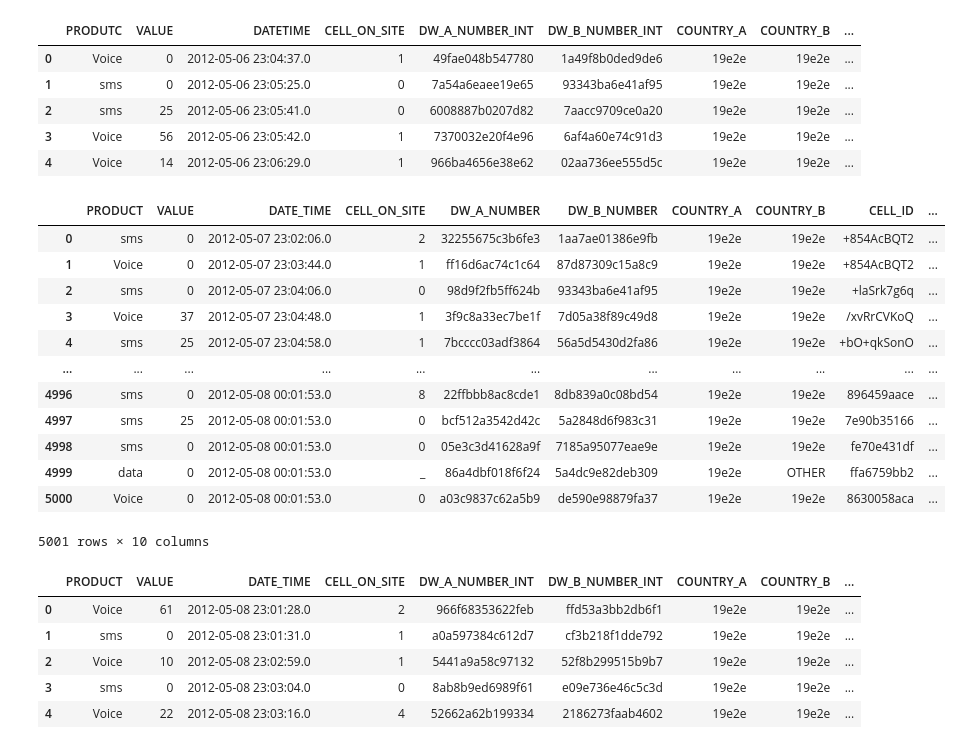
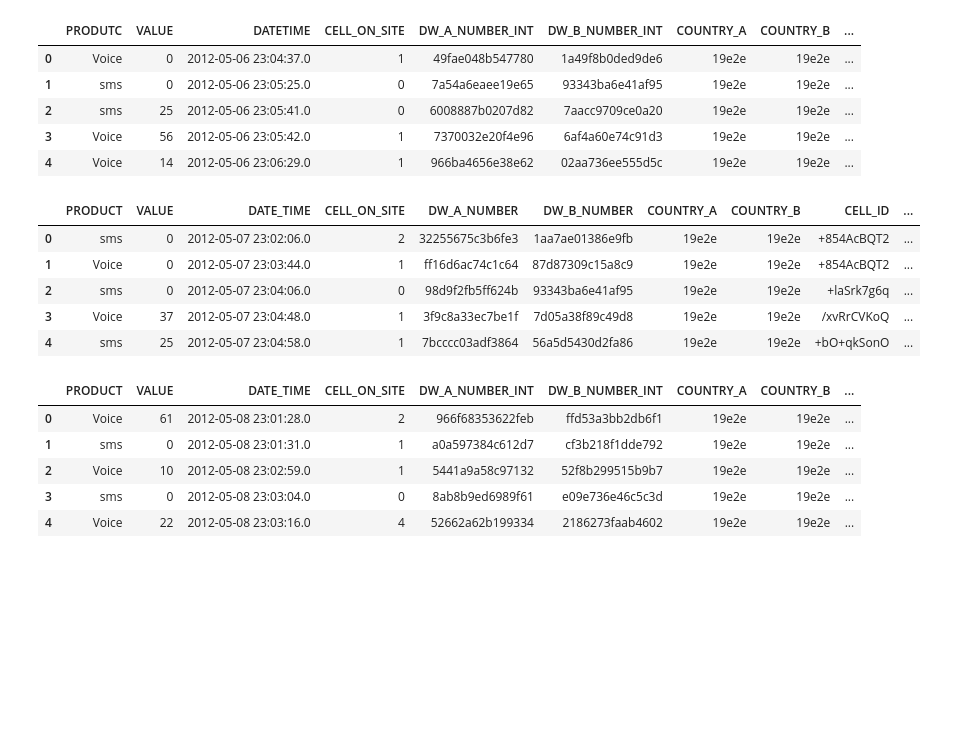
Before and after one commit to JeromeMberia/IP_Week_3, a Jupyter notebook: The_Notebook.ipynb, the cells around one changed output. Cells and saved outputs as stored; diff of their text form; code cells hidden in the pictures; blank space fills up the shorter version.

```diff
--- a/The_Notebook.ipynb
+++ b/The_Notebook.ipynb
@@ -33,21 +35,14 @@ tel_1.head()
 | 3 | Voice | 56 | 2012-05-06 23:05:42.0 | 1 | 7370032e20f4e96 | 6af4a60e74c91d3 | 19e2e | 19e2e | ... |
 | 4 | Voice | 14 | 2012-05-06 23:06:29.0 | 1 | 966ba4656e38e62 | 02aa736ee555d5c | 19e2e | 19e2e | ... |
 # %%
-tel_2
+tel_2.head()
 # %% [output]
 |  | PRODUCT | VALUE | DATE_TIME | CELL_ON_SITE | DW_A_NUMBER | DW_B_NUMBER | COUNTRY_A | COUNTRY_B | CELL_ID | ... |
 | 0 | sms | 0 | 2012-05-07 23:02:06.0 | 2 | 32255675c3b6fe3 | 1aa7ae01386e9fb | 19e2e | 19e2e | +854AcBQT2 | ... |
 | 1 | Voice | 0 | 2012-05-07 23:03:44.0 | 1 | ff16d6ac74c1c64 | 87d87309c15a8c9 | 19e2e | 19e2e | +854AcBQT2 | ... |
 | 2 | sms | 0 | 2012-05-07 23:04:06.0 | 0 | 98d9f2fb5ff624b | 93343ba6e41af95 | 19e2e | 19e2e | +laSrk7g6q | ... |
 | 3 | Voice | 37 | 2012-05-07 23:04:48.0 | 1 | 3f9c8a33ec7be1f | 7d05a38f89c49d8 | 19e2e | 19e2e | /xvRrCVKoQ | ... |
 | 4 | sms | 25 | 2012-05-07 23:04:58.0 | 1 | 7bcccc03adf3864 | 56a5d5430d2fa86 | 19e2e | 19e2e | +bO+qkSonO | ... |
-| ... | ... | ... | ... | ... | ... | ... | ... | ... | ... | ... |
-| 4996 | sms | 0 | 2012-05-08 00:01:53.0 | 8 | 22ffbbb8ac8cde1 | 8db839a0c08bd54 | 19e2e | 19e2e | 896459aace | ... |
-| 4997 | sms | 25 | 2012-05-08 00:01:53.0 | 0 | bcf512a3542d42c | 5a2848d6f983c31 | 19e2e | 19e2e | 7e90b35166 | ... |
-| 4998 | sms | 0 | 2012-05-08 00:01:53.0 | 0 | 05e3c3d41628a9f | 7185a95077eae9e | 19e2e | 19e2e | fe70e431df | ... |
-| 4999 | data | 0 | 2012-05-08 00:01:53.0 | _ | 86a4dbf018f6f24 | 5a4dc9e82deb309 | 19e2e | OTHER | ffa6759bb2 | ... |
-| 5000 | Voice | 0 | 2012-05-08 00:01:53.0 | 0 | a03c9837c62a5b9 | de590e98879fa37 | 19e2e | 19e2e | 8630058aca | ... |
-5001 rows × 10 columns
 # %%
 tel_3.head()
 # %% [output]
```
Also changed, not shown: parts of 28 cells of this notebook.
